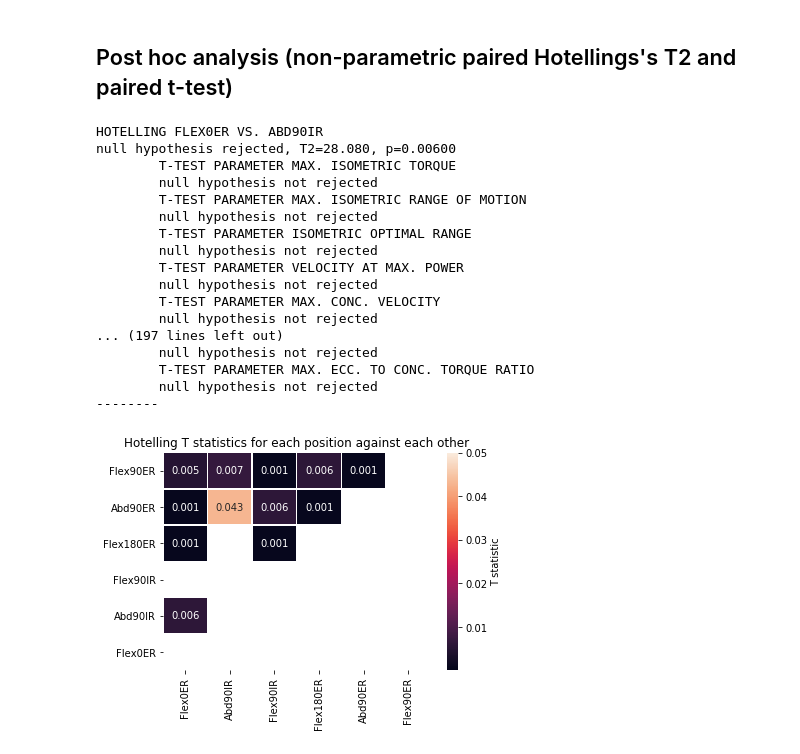
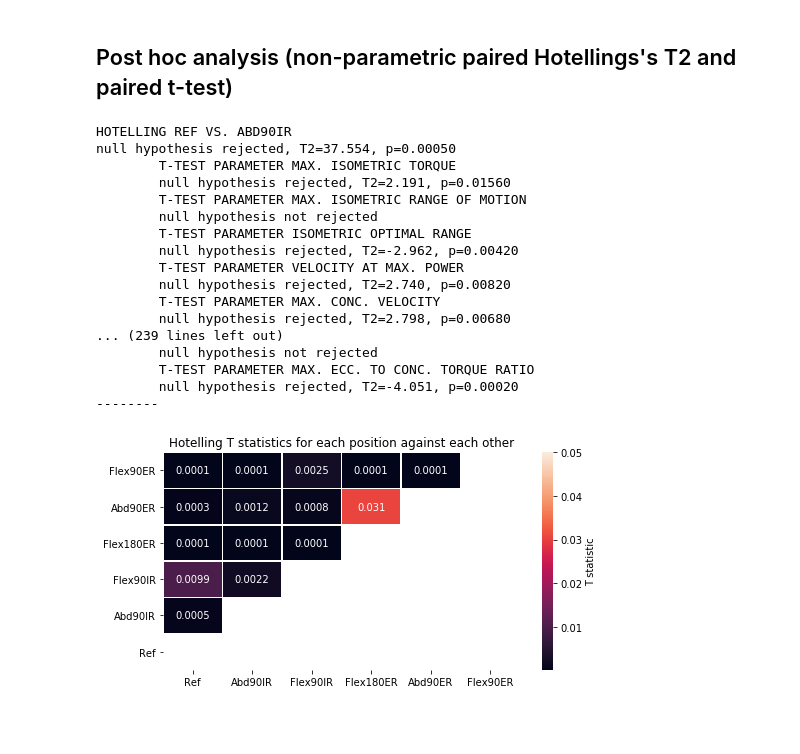
Before and after one commit to romainmartinez/envergo, a Jupyter notebook: 2_model_parameters.ipynb, the cells around one changed output. Drawn from its saved outputs; the diff is of its cells as text; code cells hidden in the pictures; blank space fills up the shorter version.

```diff
--- a/2_model_parameters.ipynb
+++ b/2_model_parameters.ipynb
@@ -31,7 +31,7 @@ mat = sio.loadmat(os.path.join(path2data, 'Parametres.mat'))
 # %%
 nparticipant, nparameter, nposition, ncontraction = mat['PARAMETRES'].shape
 y, positions = [[] for i in range(2)]
-contraction = 0  # 0: flexion | 1: extension
+contraction = 1  # 0: flexion | 1: extension
 
 for iparticipant in range(nparticipant):
     for iposition in range(nposition):
@@ -67,17 +67,21 @@ def display_results(spm, kind=None, title=None, indent=''):
     else:
         print(f'{indent}null hypothesis not rejected')
 # %%
-def spm_heatmap(df, title=None, labels=None):
+def spm_heatmap(df, title=None, labels=None, save_fig=False):
+    fig, axs = plt.subplots(figsize=(8, 4))
     ax = sns.heatmap(df, linewidths=.5, cbar_kws={'label': 'T statistic'},
                      vmin=0.0001, vmax=0.05, annot=True, xticklabels=labels, yticklabels=labels)
     ax.invert_yaxis()
     ax.set_title(title)
     plt.show()
+
+    if save_fig:
+        fig.savefig('./share/fig/{}.pdf'.format(title), transparent=True)
 # %% [markdown]
 ## One-way MANOVA (non-parametric)
 # %%
 alpha = 0.05
-iterations = 1000
+iterations = 10000
 np.random.seed(0)
 
 m_spm = spm1d.stats.nonparam.manova1(y, positions)
@@ -96,7 +100,7 @@ null hypothesis rejected, X2=78.560, p=0.00100
 # %%
 n_positions = len(set(positions))
 combinations = itertools.combinations(range(n_positions), 2)
-names_positions = ['Flex0ER', 'Abd90IR', 'Flex90IR', 'Flex180ER', 'Abd90ER', 'Flex90ER']
+names_positions = ['Ref', 'Abd90IR', 'Flex90IR', 'Flex180ER', 'Abd90ER', 'Flex90ER']
 names_parameters = ['Max. isometric torque', 'Max. isometric range of motion', 'Isometric optimal range', 'Velocity at max. power',
                    'Max. conc. velocity', 'Max. ecc. velocity', 'Max. ecc. to conc. torque ratio']
 H_heatmap = np.full([6, 6], np.nan)
@@ -122,26 +126,26 @@ for A, B in combinations:
                 T_heatmap[B, A, iparameter] = h_spmi.p
     print('--------')
 # %% [output]
-HOTELLING FLEX0ER VS. ABD90IR
-null hypothesis rejected, T2=28.080, p=0.00600
+HOTELLING REF VS. ABD90IR
+null hypothesis rejected, T2=37.554, p=0.00050
         T-TEST PARAMETER MAX. ISOMETRIC TORQUE
-        null hypothesis not rejected
+        null hypothesis rejected, T2=2.191, p=0.01560
         T-TEST PARAMETER MAX. ISOMETRIC RANGE OF MOTION
         null hypothesis not rejected
         T-TEST PARAMETER ISOMETRIC OPTIMAL RANGE
-        null hypothesis not rejected
+        null hypothesis rejected, T2=-2.962, p=0.00420
         T-TEST PARAMETER VELOCITY AT MAX. POWER
-        null hypothesis not rejected
+        null hypothesis rejected, T2=2.740, p=0.00820
         T-TEST PARAMETER MAX. CONC. VELOCITY
-        null hypothesis not rejected
-... (197 lines left out)
+        null hypothesis rejected, T2=2.798, p=0.00680
+... (239 lines left out)
         null hypothesis not rejected
         T-TEST PARAMETER MAX. ECC. TO CONC. TORQUE RATIO
-        null hypothesis not rejected
+        null hypothesis rejected, T2=-4.051, p=0.00020
 --------
 # %%
-spm_heatmap(H_heatmap, title='Hotelling T statistics for each position against each other', labels=names_positions)
+spm_heatmap(H_heatmap, title='Hotelling T statistics for each position against each other', labels=names_positions, save_fig=True)
 # %% [output]
-[figure, old version]
+[figure, new version]
 # %%
 for iparameter in range(nparameter):
```
Also changed, not shown: parts of 2 cells of this notebook, 22 other files.
